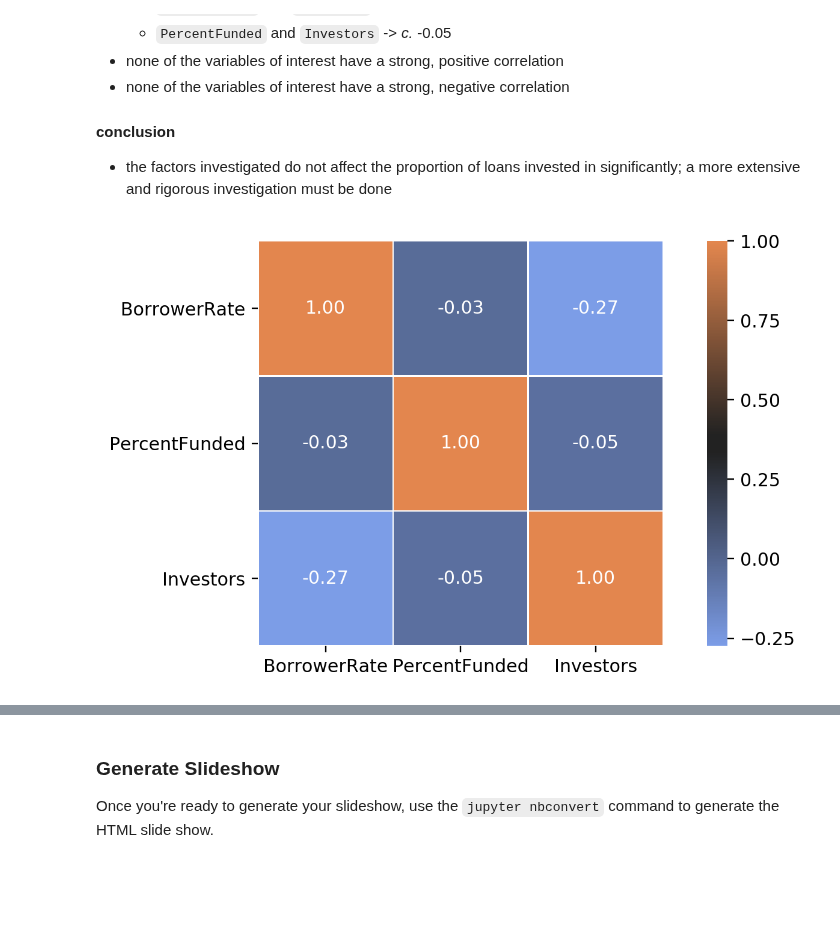
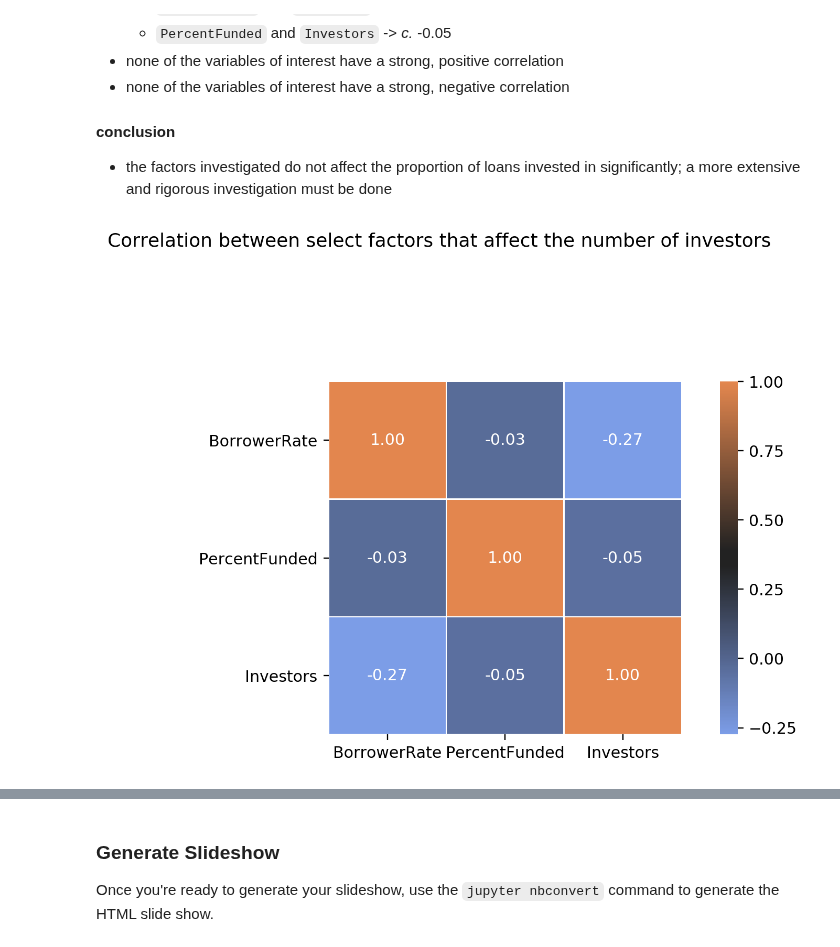
Before and after one commit to brk-a/alx-t-data-analyst, a Jupyter notebook: 0x02-project_3_visualise_data/Part_2_slide_deck.ipynb, the cells around one changed output, grey strips where cells are left out. Drawn from its saved outputs; the diff is of its cells as text; code cells hidden in the pictures; blank space fills up the shorter version.

```diff
--- a/0x02-project_3_visualise_data/Part_2_slide_deck.ipynb
+++ b/0x02-project_3_visualise_data/Part_2_slide_deck.ipynb
@@ -362,15 +357,16 @@ corr
 # %%
 corr_df = pd.DataFrame([df.BorrowerRate, df.PercentFunded, df.Investors]).transpose()
 #sub-plots
 fig, ax = create_sub()
+plt.suptitle('Correlation between select factors that affect the number of investors')
 
 #correlation matrix
 corr = corr_df.corr()
 
 #plot
 with suppress(DeprecationWarning, ImportWarning):
     sns.heatmap(corr, mask=np.zeros_like(corr, dtype=np.bool), cmap=sns.diverging_palette(255, 32, l=65, center="dark", as_cmap=True), square=True, ax=ax, annot=True, fmt="0.2f", linewidths=.5);
 # %% [output]
-[figure, old version]
+[figure, new version]
 # %%
 corr
```
Also changed, not shown: parts of 7 cells of this notebook, 3 other files.
